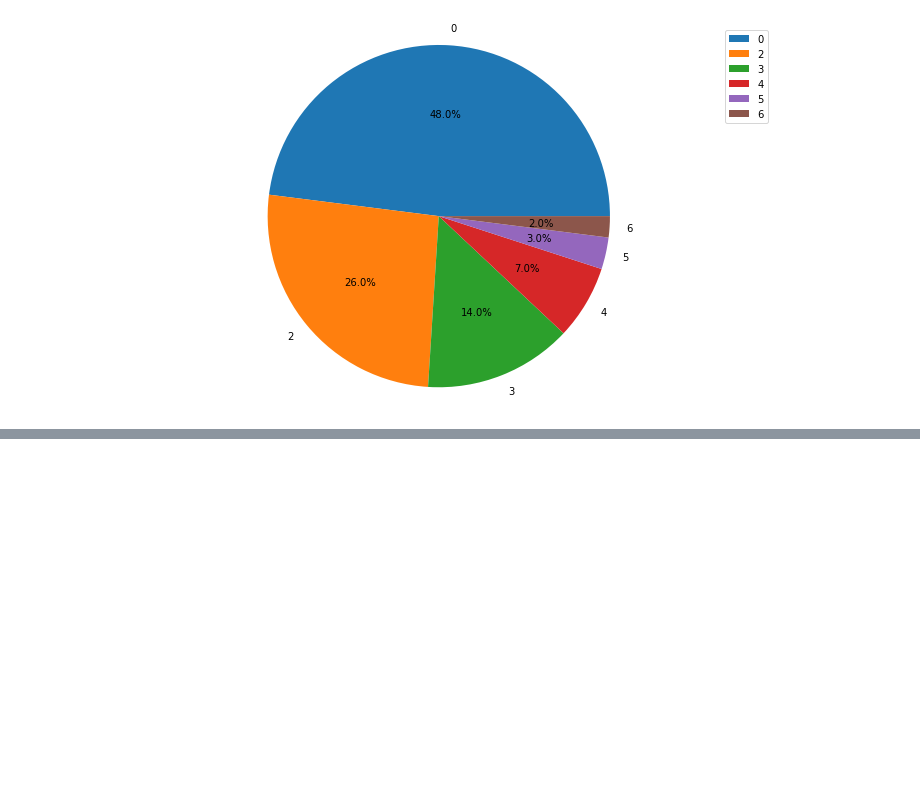
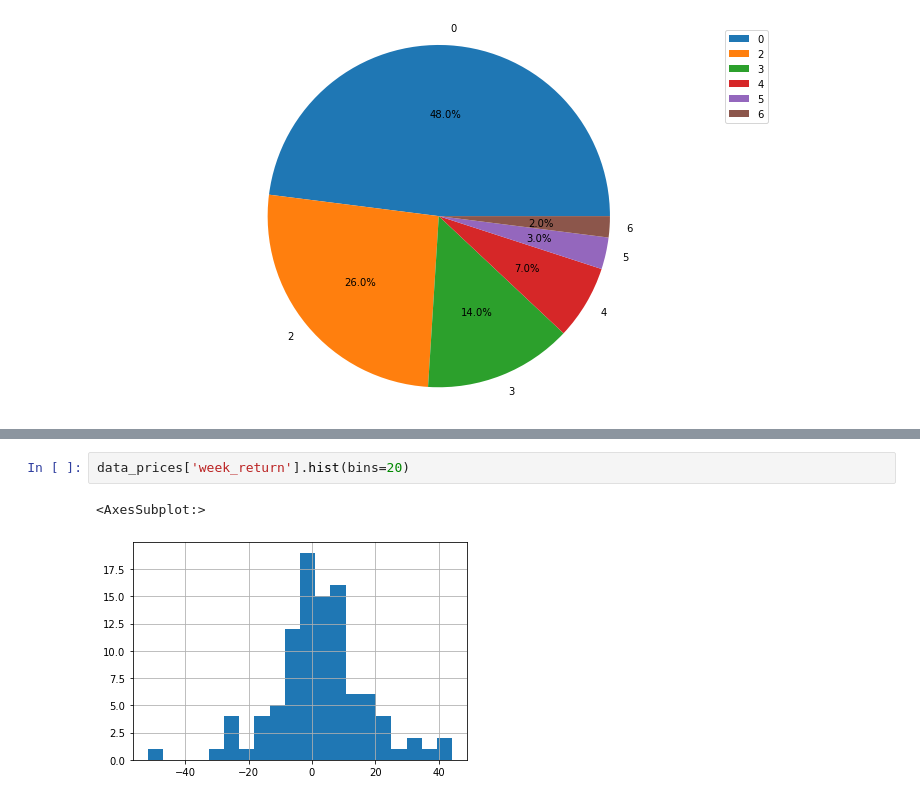
Before and after one commit to bachpx195/the_big_trade, a Jupyter notebook: TheBigTrade/WeekReturn.ipynb, the cells around one changed output, grey strips where cells are left out. Drawn from its saved outputs; the diff is of its cells as text; blank space fills up the shorter version.

```diff
--- a/TheBigTrade/WeekReturn.ipynb
+++ b/TheBigTrade/WeekReturn.ipynb
@@ -76,0 +89,5 @@ dtype: int64
+# %%
+data_prices['week_return'].hist(bins=20)
+# %% [output]
+<AxesSubplot:>
+[figure, added]
```
Also changed, not shown: parts of 3 cells of this notebook, 4 other files.
